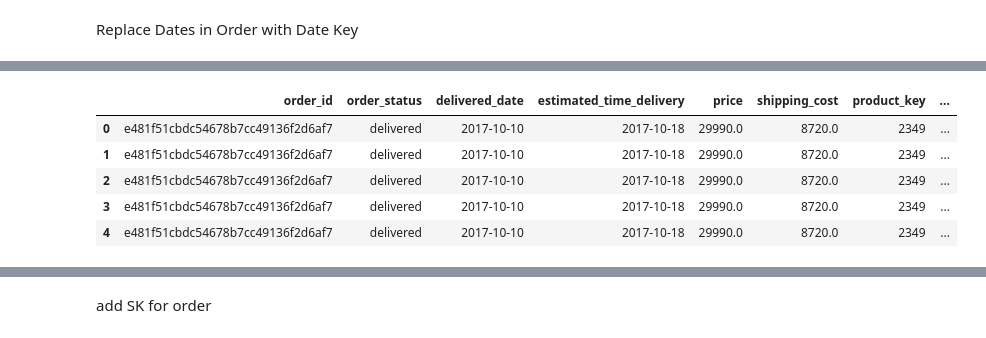
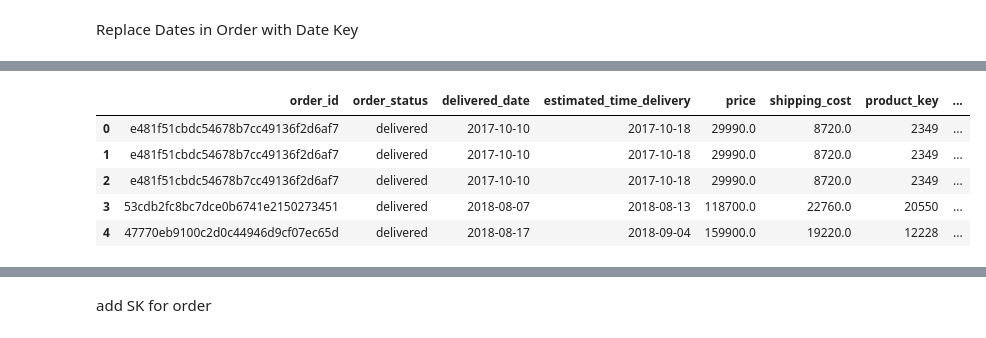
Before and after one commit to MaiElsayed01/ecommerce_etl, a Jupyter notebook: ecommerce_etl.ipynb, the cells around one changed output, grey strips where cells are left out. Saved outputs shown, nothing was run; the diff lists cells and outputs as text; code cells hidden in the pictures.

```diff
--- a/ecommerce_etl.ipynb
+++ b/ecommerce_etl.ipynb
@@ -14,0 +19,2 @@ Transormations
+# %%
+user_df = user_df.drop_duplicates(subset=['user_name'], keep='last')
@@ -15,3 +25,5 @@ Transormations
+# %%
+seller_df = seller_df.drop_duplicates(subset=['seller_id'], keep='last')
 # %%
 product_df['product_photos_qty'] = product_df['product_photos_qty'].astype('Int16')
 product_df['product_description_lenght'] = product_df['product_description_lenght'].astype('Int16')
@@ -285,10 +297,10 @@ order_df.head()
 # %%
-order_df = pd.merge(order_df, time_df[['time_key','hour']], right_on='hour', left_on='order_hour', how='inner')
+order_df = pd.merge(order_df, time_df[['time_key','hour']], right_on='hour', left_on='order_hour', how='left')
 
 order_df = order_df.drop(columns=['order_hour'])
 order_df = order_df.drop(columns=['hour'])
 
 order_df = order_df.rename(columns={'time_key': 'order_time_key'})
 
-time_df.head()
+order_df.head()
 # %% [output]
@@ -301,17 +313,17 @@ time_df.head()
 # %%
-order_df = pd.merge(order_df, date_df[['date_key','date']], right_on='date', left_on='pickup_date', how='inner')
+order_df = pd.merge(order_df, date_df[['date_key','date']], right_on='date', left_on='pickup_date', how='left')
 
 order_df = order_df.drop(columns=['pickup_date'])
 order_df = order_df.drop(columns=['date'])
 
 order_df = order_df.rename(columns={'date_key': 'pickup_date_key'})
 
 order_df.head()
 # %% [output]
 |  | order_id | order_status | delivered_date | estimated_time_delivery | price | shipping_cost | product_key | ... |
 | 0 | e481f51cbdc54678b7cc49136f2d6af7 | delivered | 2017-10-10 | 2017-10-18 | 29990.0 | 8720.0 | 2349 | ... |
 | 1 | e481f51cbdc54678b7cc49136f2d6af7 | delivered | 2017-10-10 | 2017-10-18 | 29990.0 | 8720.0 | 2349 | ... |
 | 2 | e481f51cbdc54678b7cc49136f2d6af7 | delivered | 2017-10-10 | 2017-10-18 | 29990.0 | 8720.0 | 2349 | ... |
-| 3 | e481f51cbdc54678b7cc49136f2d6af7 | delivered | 2017-10-10 | 2017-10-18 | 29990.0 | 8720.0 | 2349 | ... |
-| 4 | e481f51cbdc54678b7cc49136f2d6af7 | delivered | 2017-10-10 | 2017-10-18 | 29990.0 | 8720.0 | 2349 | ... |
+| 3 | 53cdb2fc8bc7dce0b6741e2150273451 | delivered | 2018-08-07 | 2018-08-13 | 118700.0 | 22760.0 | 20550 | ... |
+| 4 | 47770eb9100c2d0c44946d9cf07ec65d | delivered | 2018-08-17 | 2018-09-04 | 159900.0 | 19220.0 | 12228 | ... |
 # %%
```
Also changed, not shown: parts of 15 cells of this notebook, 2 other files.
